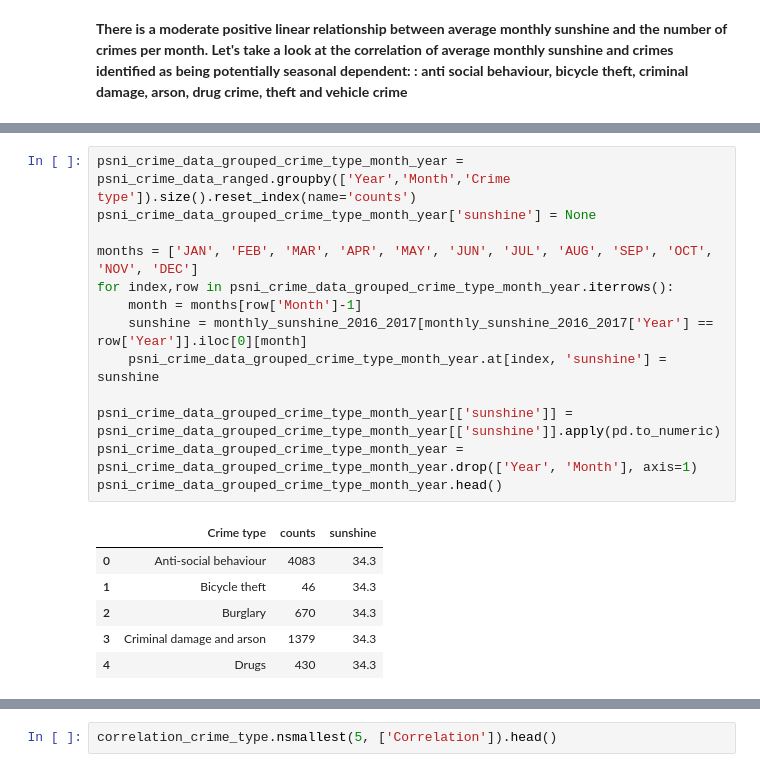
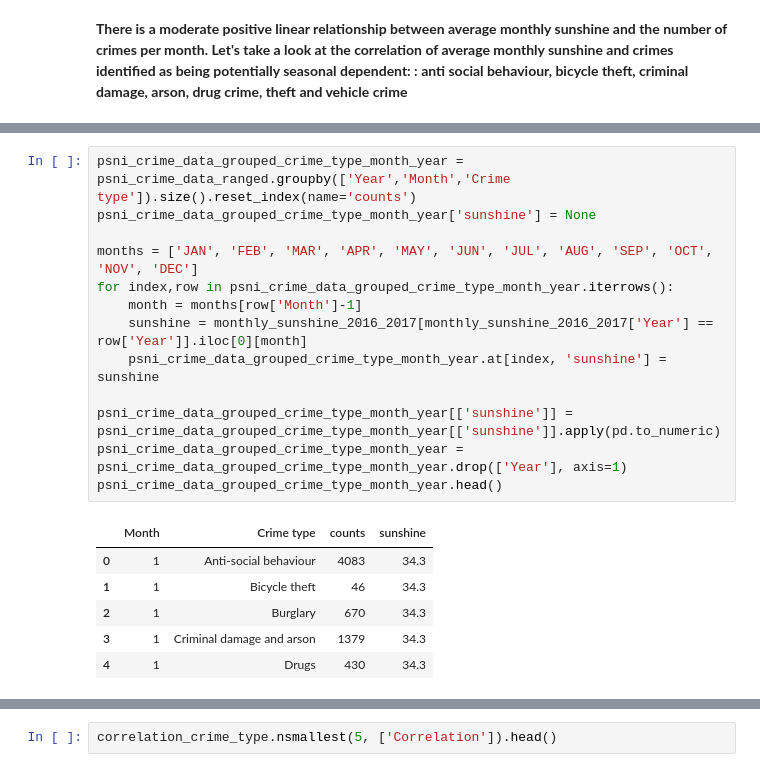
Before and after one commit to JBailey96/PSNI-Crime-Data-EDA, a Jupyter notebook: Crime EDA.ipynb, the cells around one changed output, grey strips where cells are left out. Drawn from its saved outputs; the diff is of its cells as text.

```diff
--- a/Crime EDA.ipynb
+++ b/Crime EDA.ipynb
@@ -540,23 +518,23 @@ psni_crime_data_grouped_crime_type.head(30)
 # %%
 psni_crime_data_grouped_crime_type_month_year = psni_crime_data_ranged.groupby(['Year','Month','Crime type']).size().reset_index(name='counts')
 psni_crime_data_grouped_crime_type_month_year['sunshine'] = None
 
 months = ['JAN', 'FEB', 'MAR', 'APR', 'MAY', 'JUN', 'JUL', 'AUG', 'SEP', 'OCT', 'NOV', 'DEC']
 for index,row in psni_crime_data_grouped_crime_type_month_year.iterrows():
     month = months[row['Month']-1]
     sunshine = monthly_sunshine_2016_2017[monthly_sunshine_2016_2017['Year'] == row['Year']].iloc[0][month]
     psni_crime_data_grouped_crime_type_month_year.at[index, 'sunshine'] = sunshine
 
 psni_crime_data_grouped_crime_type_month_year[['sunshine']] = psni_crime_data_grouped_crime_type_month_year[['sunshine']].apply(pd.to_numeric)
-psni_crime_data_grouped_crime_type_month_year = psni_crime_data_grouped_crime_type_month_year.drop(['Year', 'Month'], axis=1)
+psni_crime_data_grouped_crime_type_month_year = psni_crime_data_grouped_crime_type_month_year.drop(['Year'], axis=1)
 psni_crime_data_grouped_crime_type_month_year.head()
 # %% [output]
-|  | Crime type | counts | sunshine |
-| 0 | Anti-social behaviour | 4083 | 34.3 |
-| 1 | Bicycle theft | 46 | 34.3 |
-| 2 | Burglary | 670 | 34.3 |
-| 3 | Criminal damage and arson | 1379 | 34.3 |
-| 4 | Drugs | 430 | 34.3 |
+|  | Month | Crime type | counts | sunshine |
+| 0 | 1 | Anti-social behaviour | 4083 | 34.3 |
+| 1 | 1 | Bicycle theft | 46 | 34.3 |
+| 2 | 1 | Burglary | 670 | 34.3 |
+| 3 | 1 | Criminal damage and arson | 1379 | 34.3 |
+| 4 | 1 | Drugs | 430 | 34.3 |
 # %%
 unique_crimes = psni_crime_data['Crime type'].unique()
 correlation_crime_type = pd.DataFrame(columns=['Crime type', 'Correlation'])
```
Also changed, not shown: parts of 20 cells of this notebook, 8 other files.
